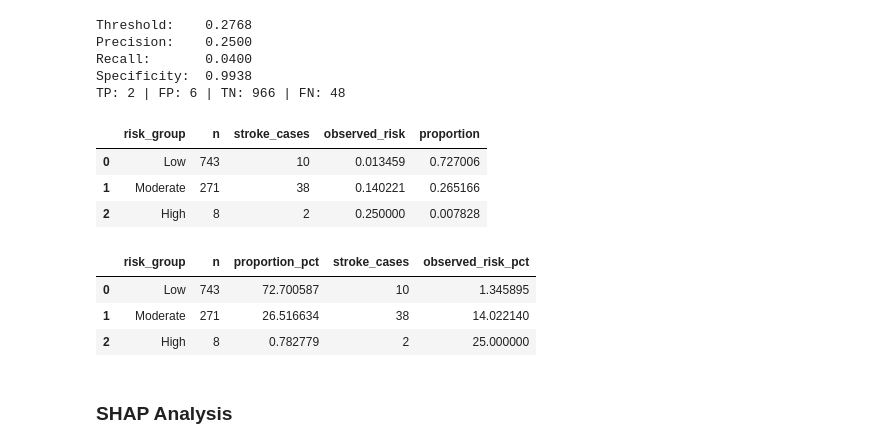
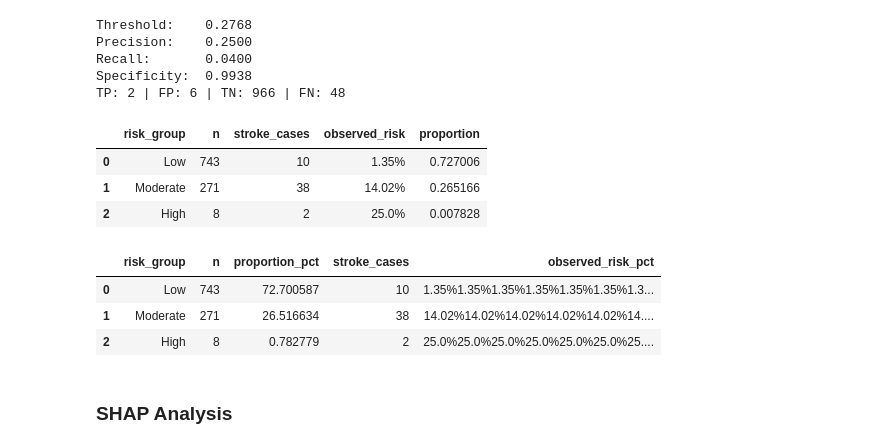
Before and after one commit to inhuman-44x/stroke-risk-prediction_02, a Jupyter notebook: notebooks/03_evaluate.ipynb, the cells around one changed output. Saved outputs shown, nothing was run; the diff lists cells and outputs as text; code cells hidden in the pictures.

```diff
--- a/notebooks/03_evaluate.ipynb
+++ b/notebooks/03_evaluate.ipynb
@@ -641,36 +641,39 @@ TP: 2 | FP: 6 | TN: 966 | FN: 48
 risk_strata = pd.cut(
     rf_test_proba,
     bins=[-np.inf, final_threshold, high_risk_threshold, np.inf],
     labels=["Low", "Moderate", "High"],
     right=False
 )
 
 risk_df = pd.DataFrame({
     "risk_group": risk_strata,
     "stroke": y_test.values
 })
 
 risk_summary = (
     risk_df
     .groupby("risk_group", observed=False)
     .agg(
         n=("stroke", "size"),
         stroke_cases=("stroke", "sum"),
         observed_risk=("stroke", "mean")
     )
     .reset_index()
 )
 
 risk_summary["proportion"] = (
     risk_summary["n"] / len(risk_df)
 )
 
+risk_summary['observed_risk'] = (risk_summary["observed_risk"] * 100
+                                     ).round(2).astype(str)+'%'
+
 risk_summary
 # %% [output]
 |  | risk_group | n | stroke_cases | observed_risk | proportion |
-| 0 | Low | 743 | 10 | 0.013459 | 0.727006 |
-| 1 | Moderate | 271 | 38 | 0.140221 | 0.265166 |
-| 2 | High | 8 | 2 | 0.250000 | 0.007828 |
+| 0 | Low | 743 | 10 | 1.35% | 0.727006 |
+| 1 | Moderate | 271 | 38 | 14.02% | 0.265166 |
+| 2 | High | 8 | 2 | 25.0% | 0.007828 |
 # %%
 risk_summary["observed_risk_pct"] = (
     risk_summary["observed_risk"] * 100
@@ -691,9 +694,9 @@ risk_summary[
 ]
 # %% [output]
 |  | risk_group | n | proportion_pct | stroke_cases | observed_risk_pct |
-| 0 | Low | 743 | 72.700587 | 10 | 1.345895 |
-| 1 | Moderate | 271 | 26.516634 | 38 | 14.022140 |
-| 2 | High | 8 | 0.782779 | 2 | 25.000000 |
+| 0 | Low | 743 | 72.700587 | 10 | 1.35%1.35%1.35%1.35%1.35%1.35%1.3... |
+| 1 | Moderate | 271 | 26.516634 | 38 | 14.02%14.02%14.02%14.02%14.02%14.... |
+| 2 | High | 8 | 0.782779 | 2 | 25.0%25.0%25.0%25.0%25.0%25.0%25.... |
 # %% [markdown]
 ### SHAP Analysis
 # %%
```
Also changed, not shown: 1 other file.
